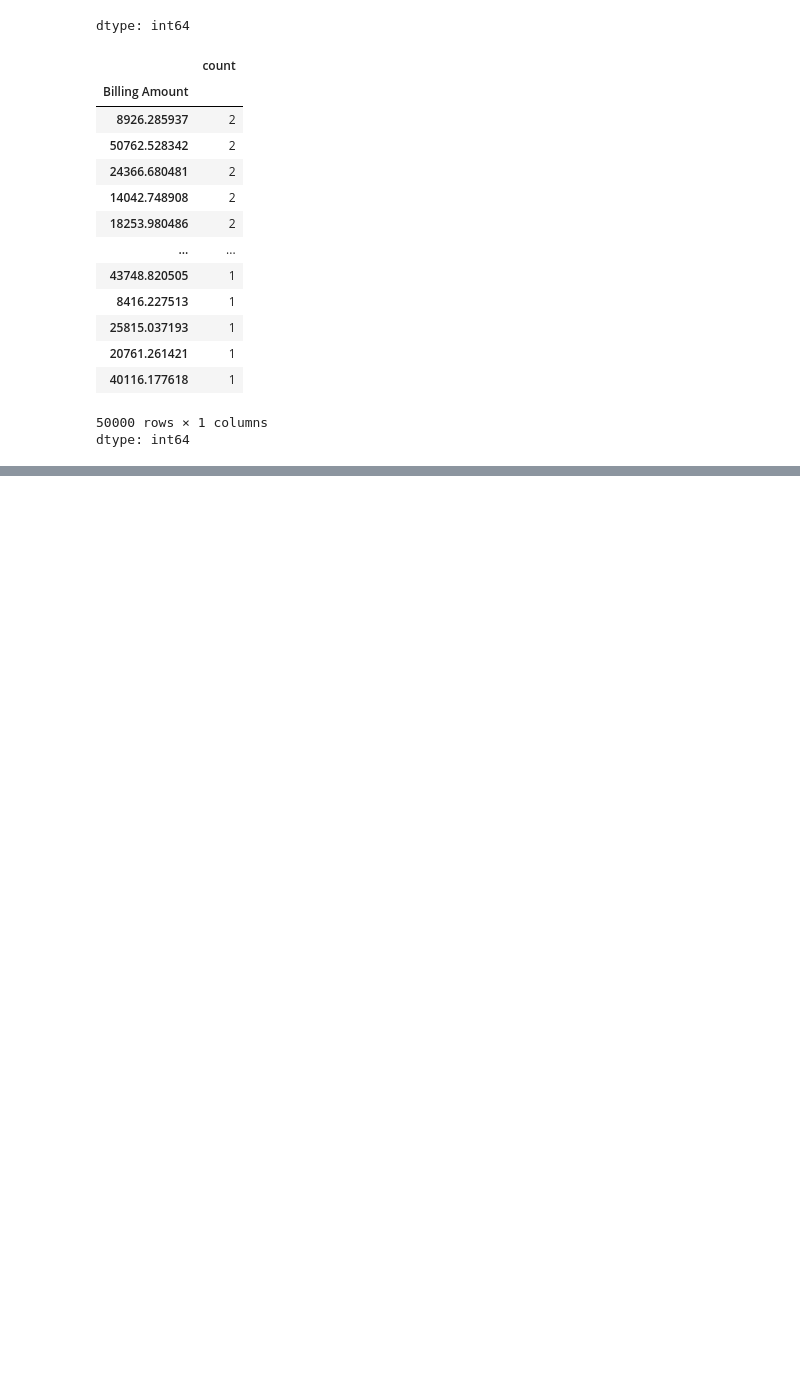
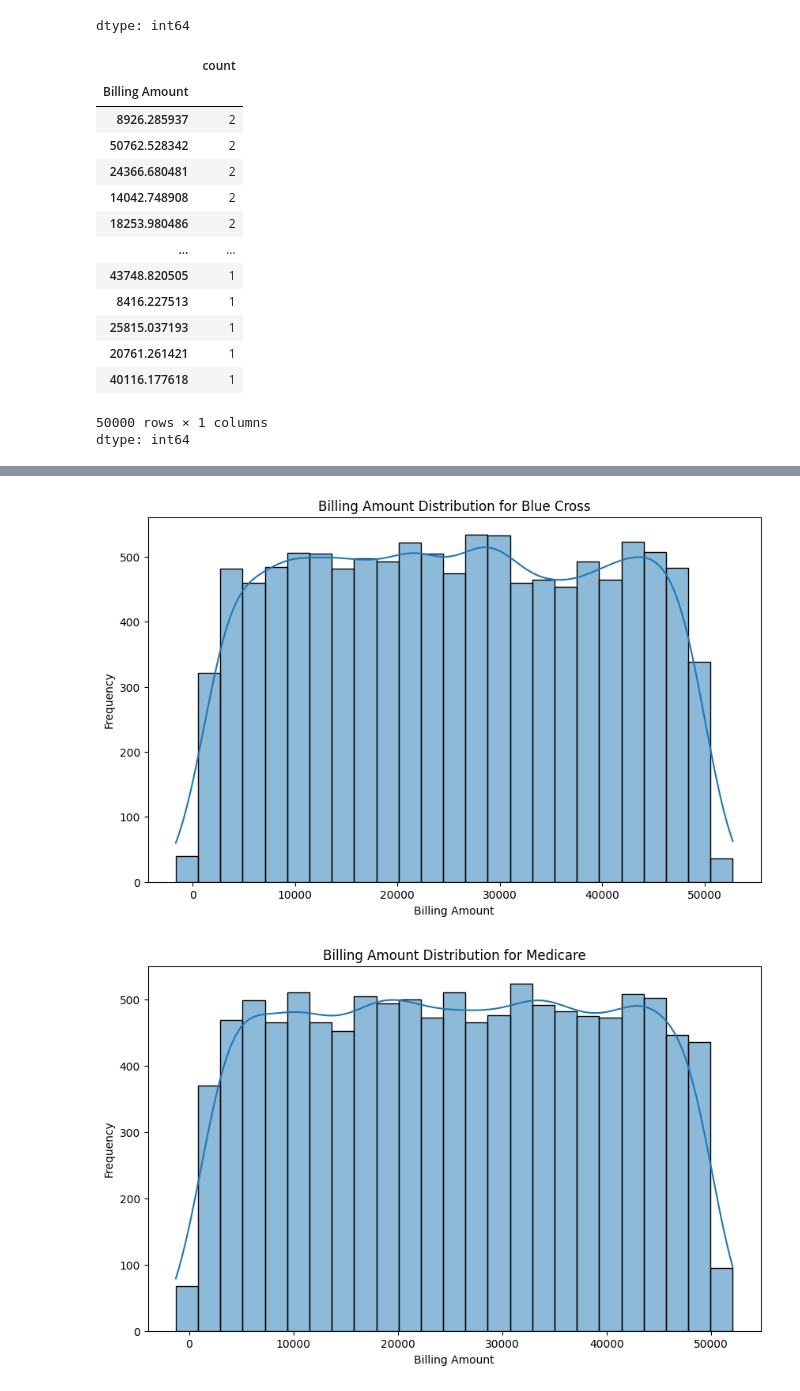
Before and after one commit to elifkaradenizz/sigorta-saglayici-analizi, a Jupyter notebook: SigortaSağlayıcıAnalizi.ipynb, the cells around one changed output, grey strips where cells are left out. Drawn from its saved outputs; the diff is of its cells as text; code cells hidden in the pictures; blank space fills up the shorter version.

```diff
--- a/SigortaSağlayıcıAnalizi.ipynb
+++ b/SigortaSağlayıcıAnalizi.ipynb
@@ -174,0 +201,12 @@ dtype: int64
+# %%
+# Sigorta sağlayıcılarına göre veri gruplama
+for provider in df['Insurance Provider'].unique():
+    plt.figure(figsize=(10, 6))
+    sns.histplot(df[df['Insurance Provider'] == provider]['Billing Amount'], kde=True)
+    plt.title(f'Billing Amount Distribution for {provider}')
+    plt.xlabel('Billing Amount')
+    plt.ylabel('Frequency')
+    plt.show()
+# %% [output]
+[figure, added]
+[figure, added]
```
Also changed, not shown: parts of 4 cells of this notebook.
